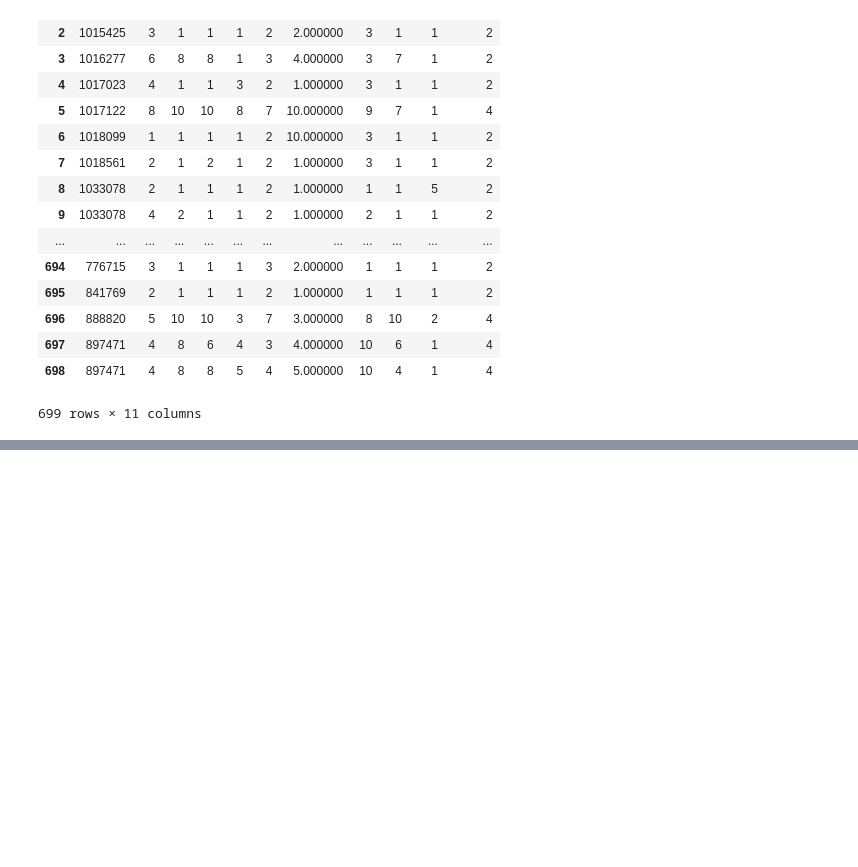
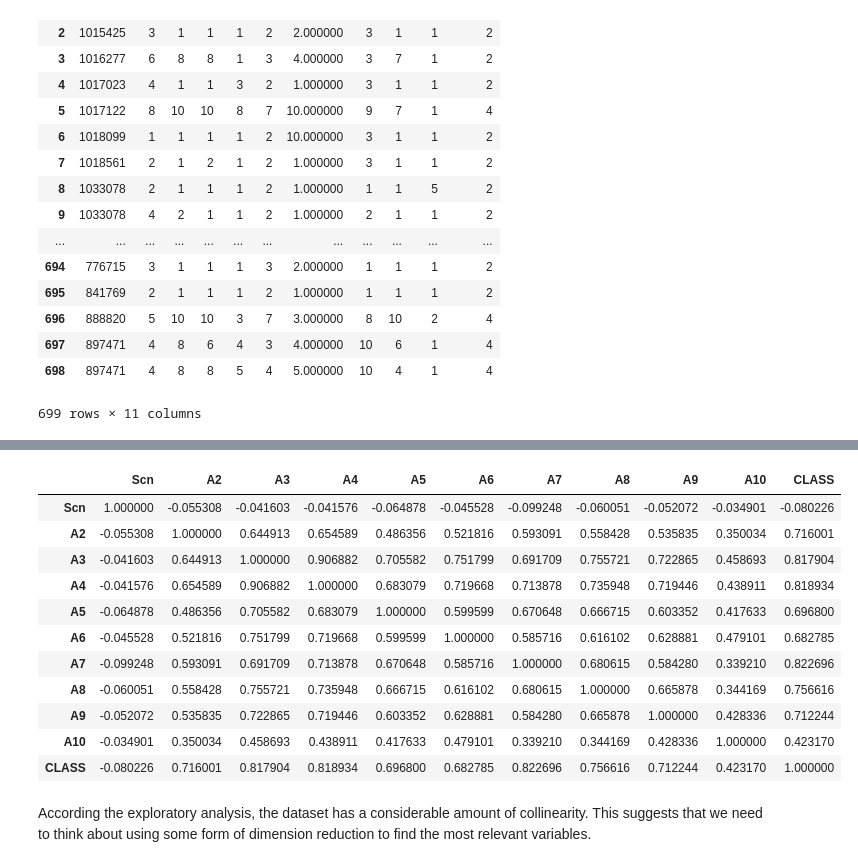
Before and after one commit to gplatt-iu/Python-Final, a Jupyter notebook: code_files/Final_Project_Phase_1.ipynb, the cells around one changed output, grey strips where cells are left out. Saved outputs shown, nothing was run; the diff lists cells and outputs as text; code cells hidden in the pictures; blank space fills up the shorter version.

```diff
--- a/code_files/Final_Project_Phase_1.ipynb
+++ b/code_files/Final_Project_Phase_1.ipynb
@@ -72,0 +121,17 @@ dtype: float64
+# %%
+df.corr()
+# %% [output]
+|  | Scn | A2 | A3 | A4 | A5 | A6 | A7 | A8 | A9 | A10 | CLASS |
+| Scn | 1.000000 | -0.055308 | -0.041603 | -0.041576 | -0.064878 | -0.045528 | -0.099248 | -0.060051 | -0.052072 | -0.034901 | -0.080226 |
+| A2 | -0.055308 | 1.000000 | 0.644913 | 0.654589 | 0.486356 | 0.521816 | 0.593091 | 0.558428 | 0.535835 | 0.350034 | 0.716001 |
+| A3 | -0.041603 | 0.644913 | 1.000000 | 0.906882 | 0.705582 | 0.751799 | 0.691709 | 0.755721 | 0.722865 | 0.458693 | 0.817904 |
+| A4 | -0.041576 | 0.654589 | 0.906882 | 1.000000 | 0.683079 | 0.719668 | 0.713878 | 0.735948 | 0.719446 | 0.438911 | 0.818934 |
+| A5 | -0.064878 | 0.486356 | 0.705582 | 0.683079 | 1.000000 | 0.599599 | 0.670648 | 0.666715 | 0.603352 | 0.417633 | 0.696800 |
+| A6 | -0.045528 | 0.521816 | 0.751799 | 0.719668 | 0.599599 | 1.000000 | 0.585716 | 0.616102 | 0.628881 | 0.479101 | 0.682785 |
+| A7 | -0.099248 | 0.593091 | 0.691709 | 0.713878 | 0.670648 | 0.585716 | 1.000000 | 0.680615 | 0.584280 | 0.339210 | 0.822696 |
+| A8 | -0.060051 | 0.558428 | 0.755721 | 0.735948 | 0.666715 | 0.616102 | 0.680615 | 1.000000 | 0.665878 | 0.344169 | 0.756616 |
+| A9 | -0.052072 | 0.535835 | 0.722865 | 0.719446 | 0.603352 | 0.628881 | 0.584280 | 0.665878 | 1.000000 | 0.428336 | 0.712244 |
+| A10 | -0.034901 | 0.350034 | 0.458693 | 0.438911 | 0.417633 | 0.479101 | 0.339210 | 0.344169 | 0.428336 | 1.000000 | 0.423170 |
+| CLASS | -0.080226 | 0.716001 | 0.817904 | 0.818934 | 0.696800 | 0.682785 | 0.822696 | 0.756616 | 0.712244 | 0.423170 | 1.000000 |
+# %% [markdown]
+According the exploratory analysis, the dataset has a considerable amount of collinearity. This suggests that we need to think about using some form of dimension reduction to find the most relevant variables.
```
Also changed, not shown: parts of 10 cells of this notebook.
